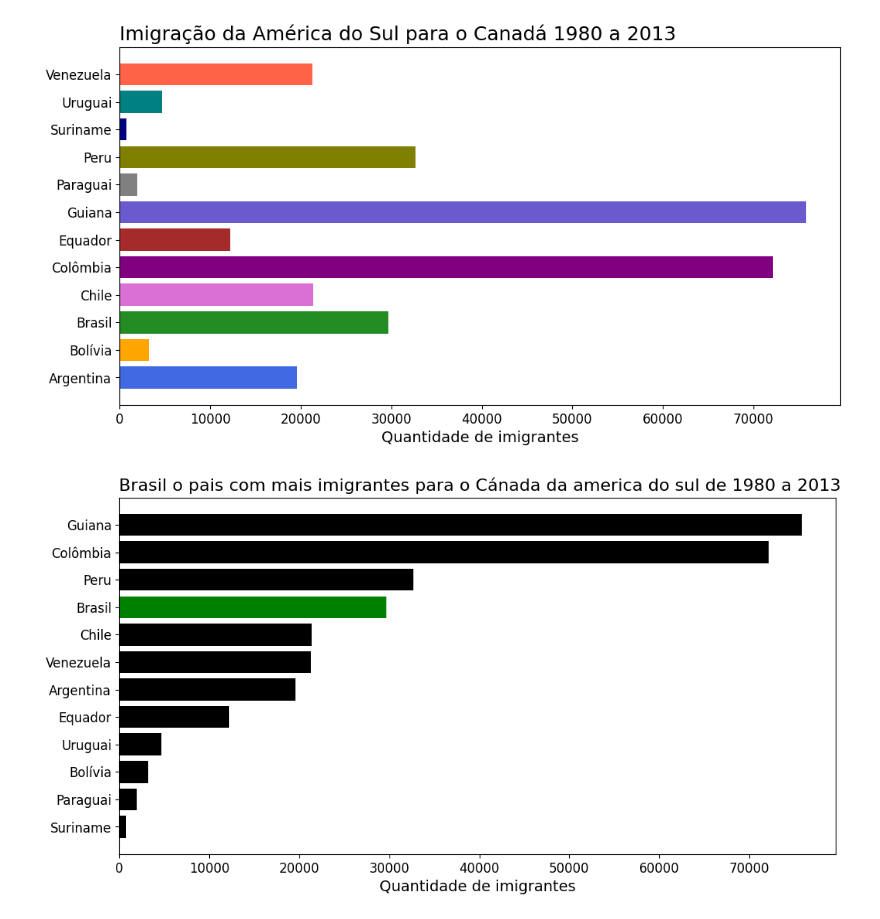
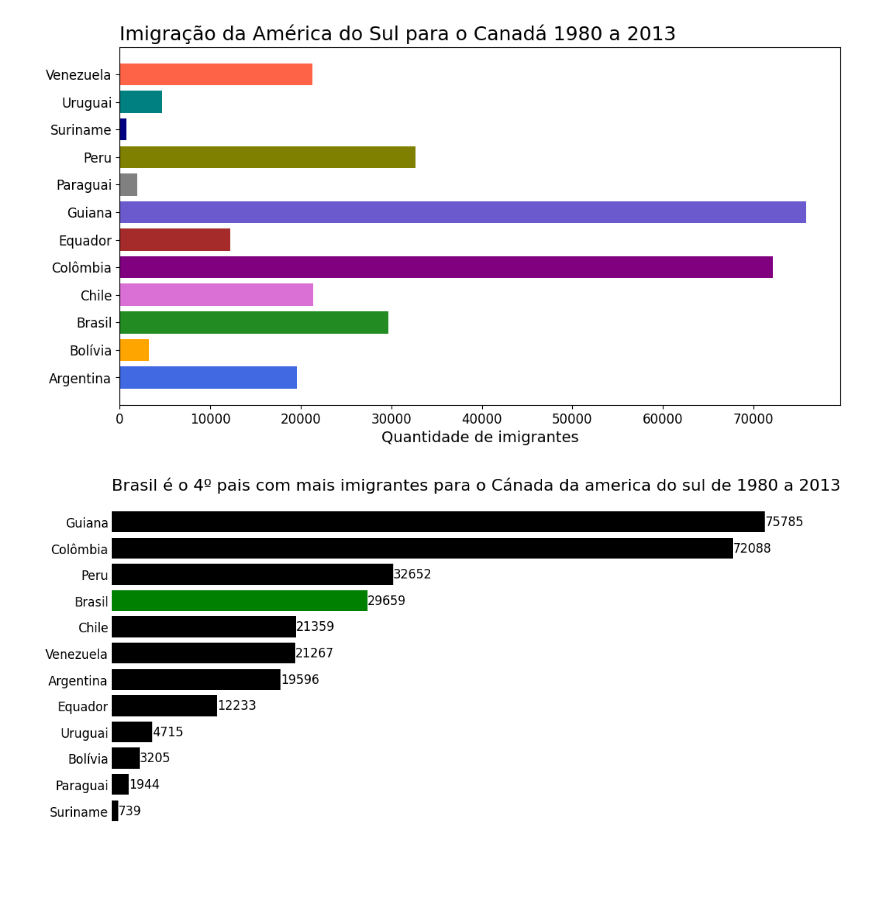
Before and after one commit to Marlon-Santiago/Alanisando_dados_Imigratorios_Canada, a Jupyter notebook: Imigrantes_canada_analise.ipynb, the cells around one changed output. Cells and saved outputs as stored; diff of their text form; code cells hidden in the pictures; blank space fills up the shorter version.

```diff
--- a/Imigrantes_canada_analise.ipynb
+++ b/Imigrantes_canada_analise.ipynb
@@ -305,13 +305,19 @@ for pais in america_do_sul_sorted.index:
 # %%
 fig, ax = plt.subplots(figsize = (12, 6))
 ax.barh(america_do_sul_sorted.index, america_do_sul_sorted['Total'], color = cor)
-ax.set_title('Brasil o pais com mais imigrantes para o Cánada da america do sul de 1980 a 2013', loc='left', fontsize = 16)
+ax.set_title('Brasil é o 4º pais com mais imigrantes para o Cánada da america do sul de 1980 a 2013', loc='left', fontsize = 16)
 ax.set_ylabel('')
 ax.set_xlabel('Quantidade de imigrantes', fontsize = 14)
 ax.yaxis.set_tick_params(labelsize = 12)
 ax.xaxis.set_tick_params(labelsize = 12)
 
+for i, v  in enumerate(america_do_sul_sorted.Total):
+    ax.text(v + 20, i, str(v), color = 'black', fontsize = 12, ha = 'left', va = 'center')
+
+ax.set_frame_on(False)
+ax.get_xaxis().set_visible(False)
+ax.tick_params(axis = 'both', which = 'both', length = 0)
 
 plt.show()
 # %% [output]
-[figure, old version]
+[figure, new version]
```
Also changed, not shown: parts of 1 cell of this notebook, 2 other files.
